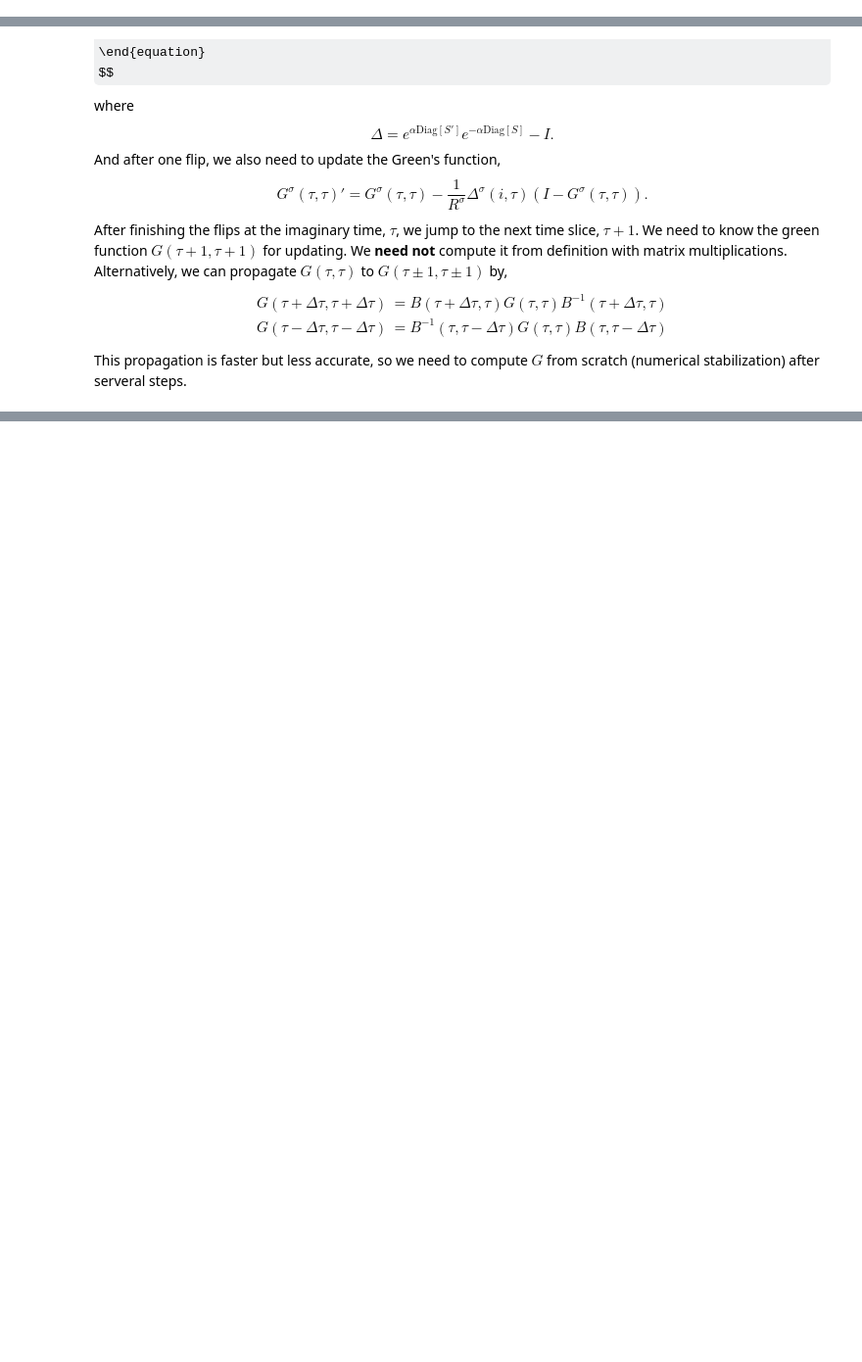
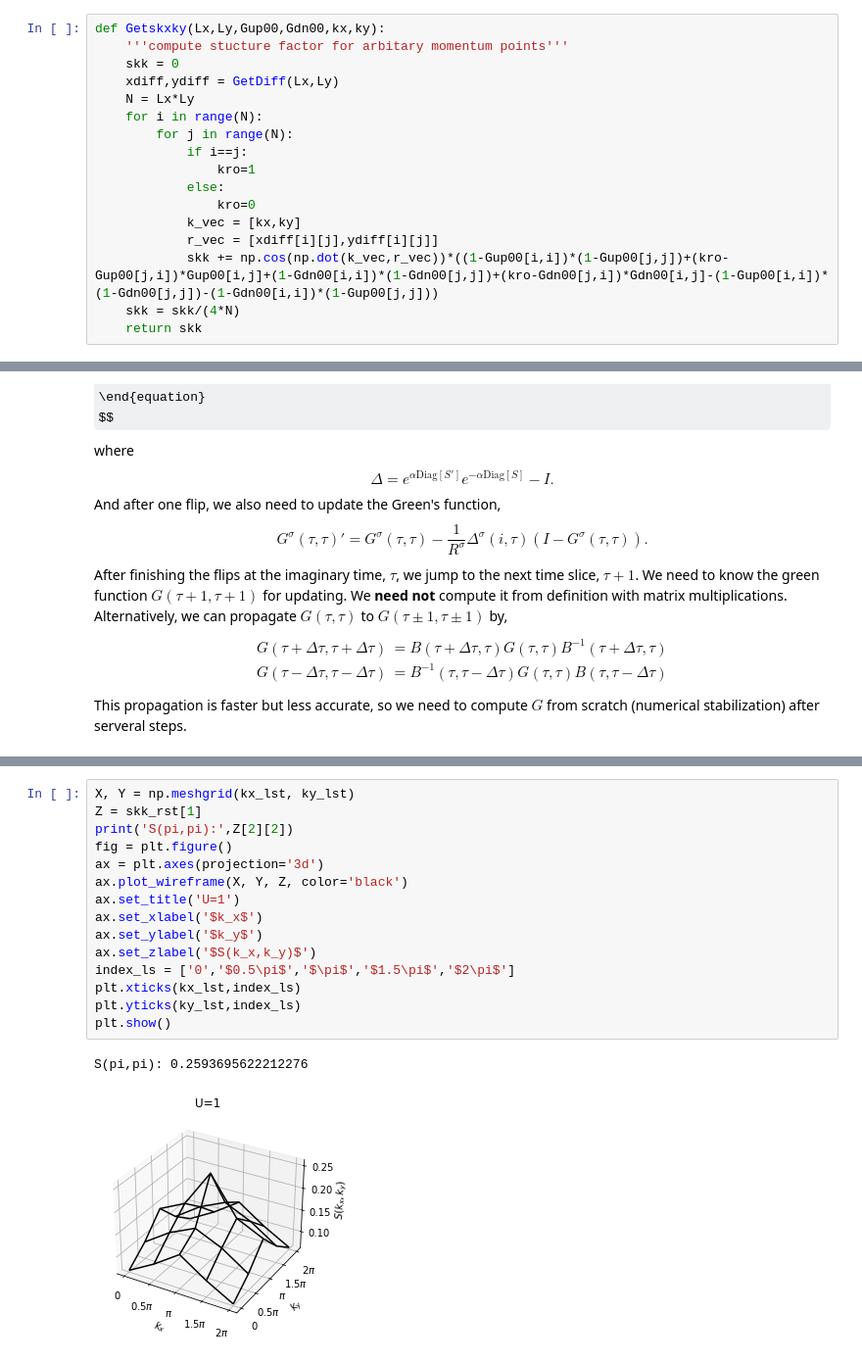
Before and after one commit to hylu666/DQMC_tutorial, a Jupyter notebook: dqmc_hubbard.ipynb, the cells around one changed output, grey strips where cells are left out. Shown at 98% size. Drawn from its saved outputs; the diff is of its cells as text; some formulas as TeX source; blank space fills up the shorter version.

```diff
--- a/dqmc_hubbard.ipynb
+++ b/dqmc_hubbard.ipynb
@@ -399,3 +421,20 @@ def Getspipi(Lx,Ly,Gup00,Gdn00):
+# %%
+def Getskxky(Lx,Ly,Gup00,Gdn00,kx,ky):
+    '''compute stucture factor for arbitary momentum points'''
+    skk = 0
+    xdiff,ydiff = GetDiff(Lx,Ly)
+    N = Lx*Ly
+    for i in range(N):
+        for j in range(N):
+            if i==j:
+                kro=1
+            else:
+                kro=0
+            k_vec = [kx,ky]
+            r_vec = [xdiff[i][j],ydiff[i][j]]
+            skk += np.cos(np.dot(k_vec,r_vec))*((1-Gup00[i,i])*(1-Gup00[j,j])+(kro-Gup00[j,i])*Gup00[i,j]+(1-Gdn00[i,i])*(1-Gdn00[j,j])+(kro-Gdn00[j,i])*Gdn00[i,j]-(1-Gup00[i,i])*(1-Gdn00[j,j])-(1-Gdn00[i,i])*(1-Gup00[j,j]))
+    skk = skk/(4*N)
+    return skk
 # %% [markdown]
 ### Monte Carlo Sampling
 
@@ -681,0 +764,18 @@ Text(0, 0.5, '$S(\\pi,\\pi)/L^2$')
+# %%
+X, Y = np.meshgrid(kx_lst, ky_lst)
+Z = skk_rst[1]
+print('S(pi,pi):',Z[2][2])
+fig = plt.figure()
+ax = plt.axes(projection='3d')
+ax.plot_wireframe(X, Y, Z, color='black')
+ax.set_title('U=1')
+ax.set_xlabel('$k_x$')
+ax.set_ylabel('$k_y$')
+ax.set_zlabel('$S(k_x,k_y)$')
+index_ls = ['0','$0.5\pi$','$\pi$','$1.5\pi$','$2\pi$']
+plt.xticks(kx_lst,index_ls)
+plt.yticks(ky_lst,index_ls)
+plt.show()
+# %% [output]
+S(pi,pi): 0.2593695622212276
+[figure, added]
```
Also changed, not shown: parts of 20 cells of this notebook.
